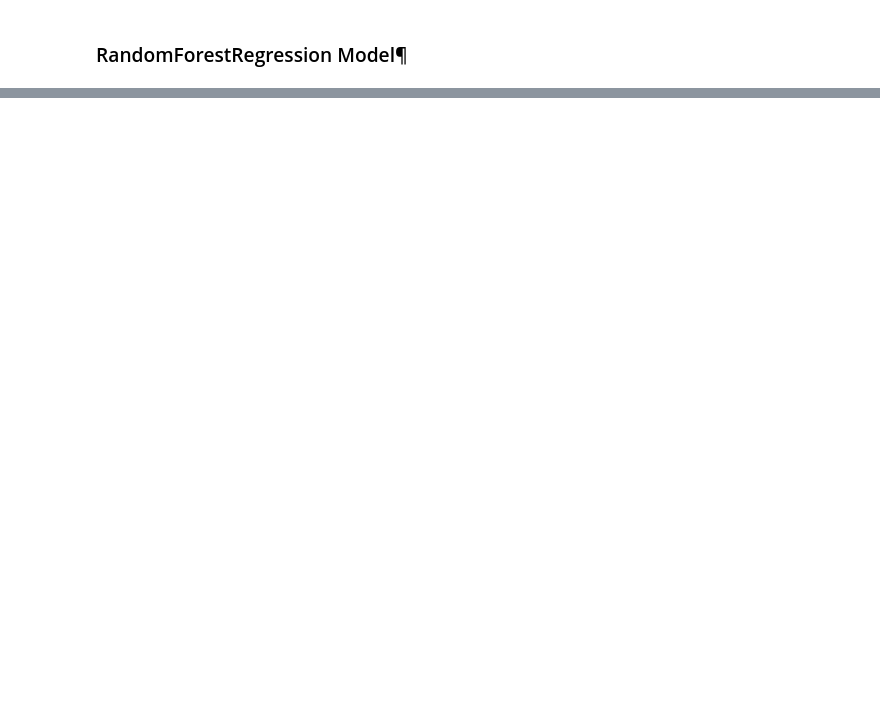
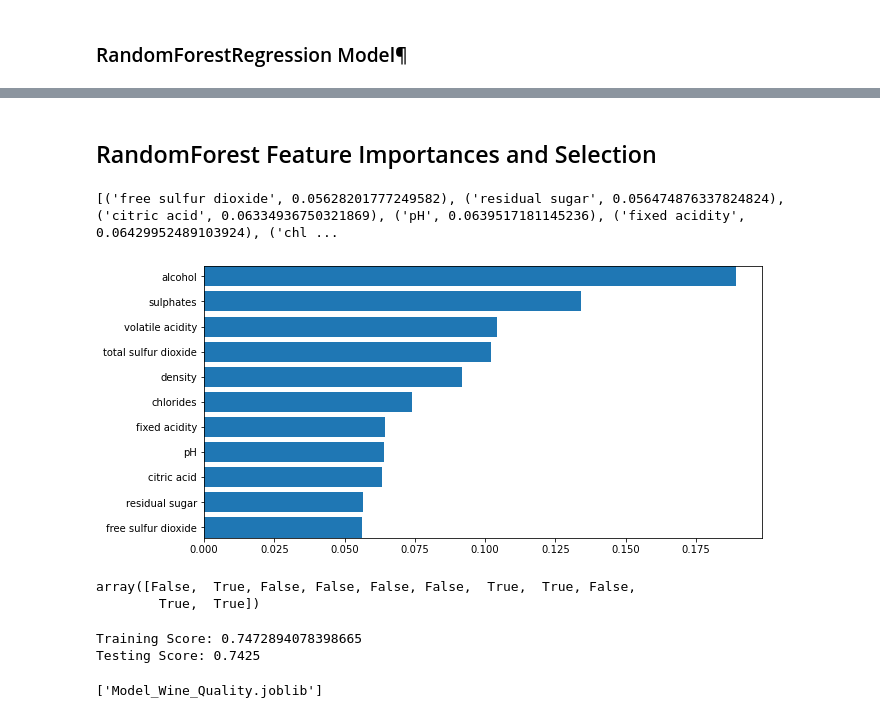
Before and after one commit to Mbutler22/Wine-Physiochemical-Analysis, a Jupyter notebook: red_wine.ipynb, the cells around one changed output, grey strips where cells are left out. Drawn from its saved outputs; the diff is of its cells as text; code cells hidden in the pictures; blank space fills up the shorter version.

```diff
--- a/red_wine.ipynb
+++ b/red_wine.ipynb
@@ -213,0 +358,29 @@ plt.show()
+# %% [markdown]
+## RandomForest Feature Importances and Selection
+# %%
+%matplotlib inline
+
+feature_importances = rfc_scaled.feature_importances_
+features1 = sorted(zip(X_test.columns, feature_importances), key = lambda x: x[1])
+cols = [f[0] for f in features1]
+width = [f[1] for f in features1]
+print(features1)
+fig, ax = plt.subplots()
+
+fig.set_size_inches(10,5)
+plt.margins(y=0.001)
+
+ax.barh(y=cols, width=width)
+
+plt.show()
+# %% [output]
+[('free sulfur dioxide', 0.05628201777249582), ('residual sugar', 0.056474876337824824), ('citric acid', 0.06334936750321869), ('pH', 0.0639517181145236), ('fixed acidity', 0.06429952489103924), ('chl ...
+[figure, added]
+# %%
+from sklearn.feature_selection import SelectFromModel
+sel = SelectFromModel(rfc_scaled)
+sel.fit(X_train_scaled, y_train)
+sel.get_support()
+# %% [output]
+array([False,  True, False, False, False, False,  True,  True, False,
+        True,  True])
@@ -213,0 +392,12 @@ plt.show()
+# %%
+clf = LogisticRegression()
+clf.fit(X_selected_train_scaled, y_train)
+print(f'Training Score: {clf.score(X_selected_train_scaled, y_train)}')
+print(f'Testing Score: {clf.score(X_selected_test_scaled, y_test)}')
+# %% [output]
+Training Score: 0.7472894078398665
+Testing Score: 0.7425
+# %%
+dump(rfc_scaled ,'Model_Wine_Quality.joblib')
+# %% [output]
+['Model_Wine_Quality.joblib']
```
Also changed, not shown: parts of 27 cells of this notebook.
